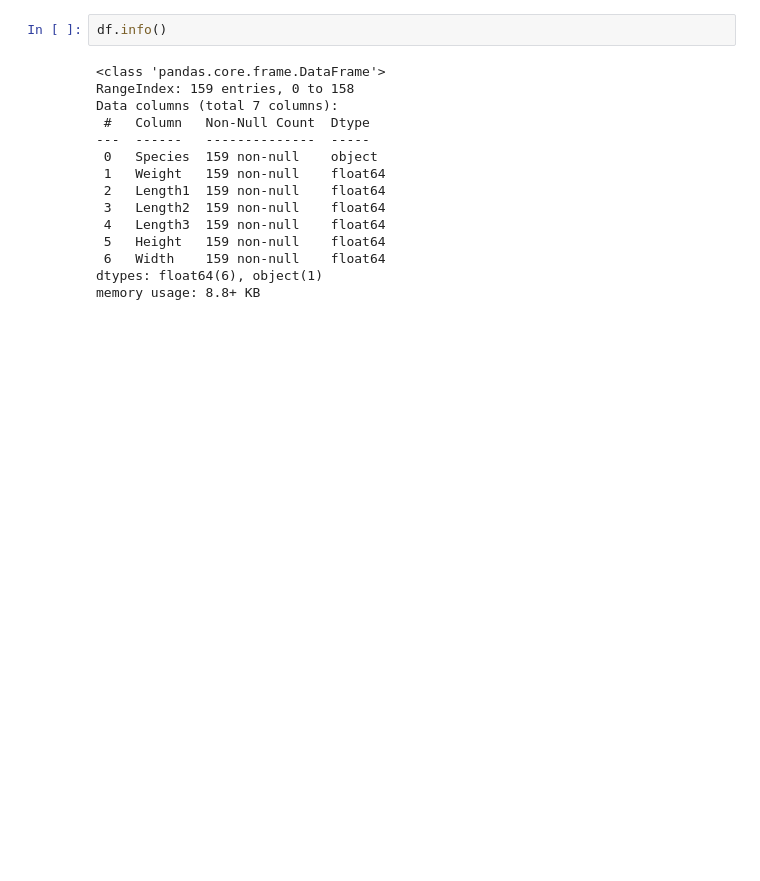
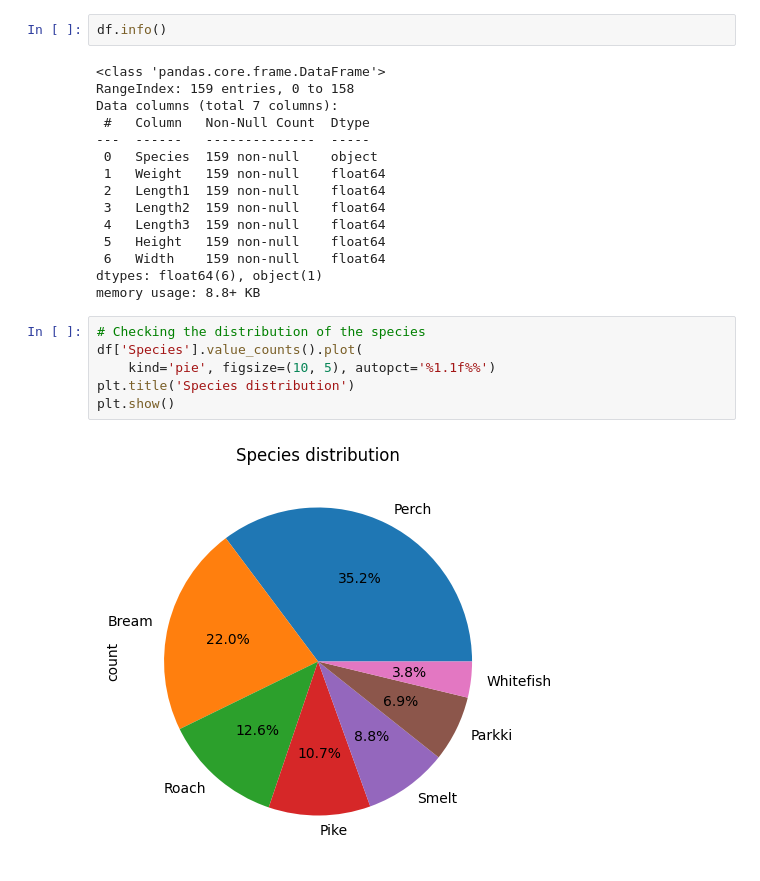
Before and after one commit to joaoalexarruda/fishcatch, a Jupyter notebook: main.ipynb, the cells around one changed output. Saved outputs shown, nothing was run; the diff lists cells and outputs as text; blank space fills up the shorter version.

```diff
--- a/main.ipynb
+++ b/main.ipynb
@@ -56,3 +59,11 @@ Data columns (total 7 columns):
  6   Width    159 non-null    float64
 dtypes: float64(6), object(1)
 memory usage: 8.8+ KB
+# %%
+# Checking the distribution of the species
+df['Species'].value_counts().plot(
+    kind='pie', figsize=(10, 5), autopct='%1.1f%%')
+plt.title('Species distribution')
+plt.show()
+# %% [output]
+[figure, added]
```
Also changed, not shown: parts of 4 cells of this notebook, 1 other file.
